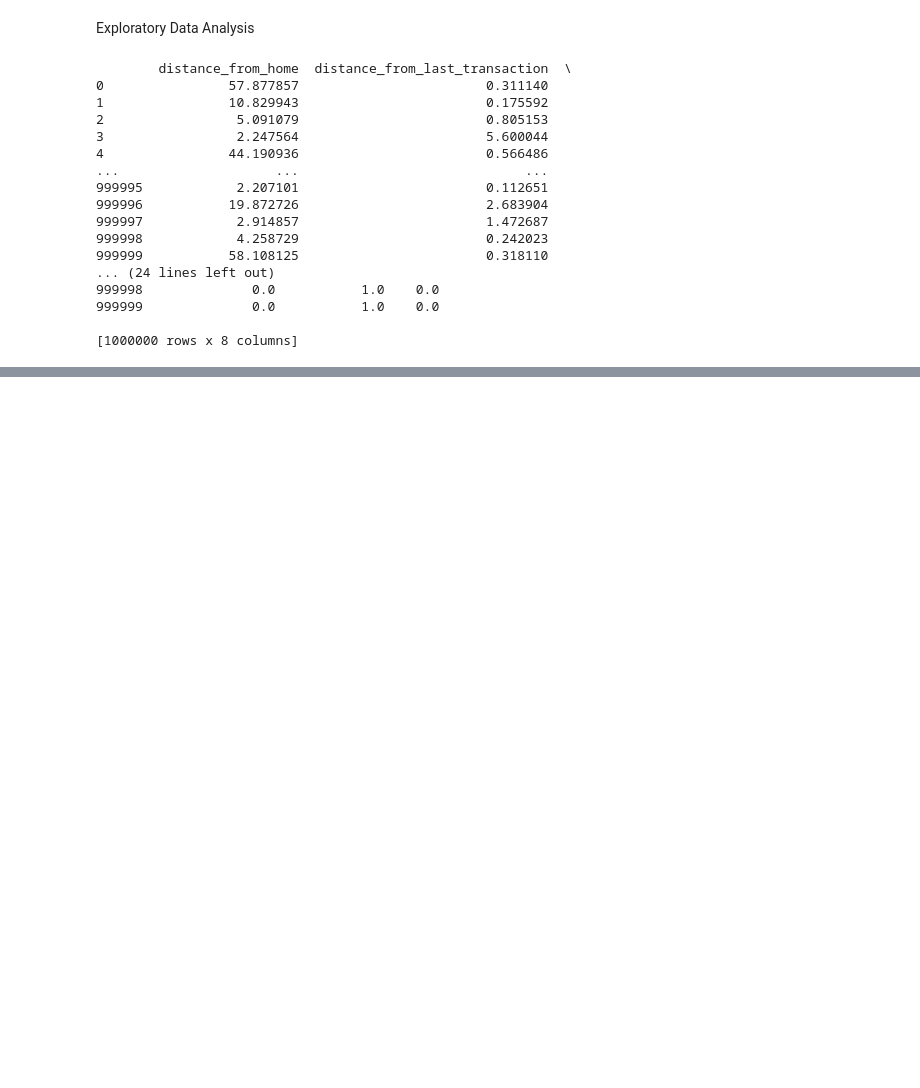
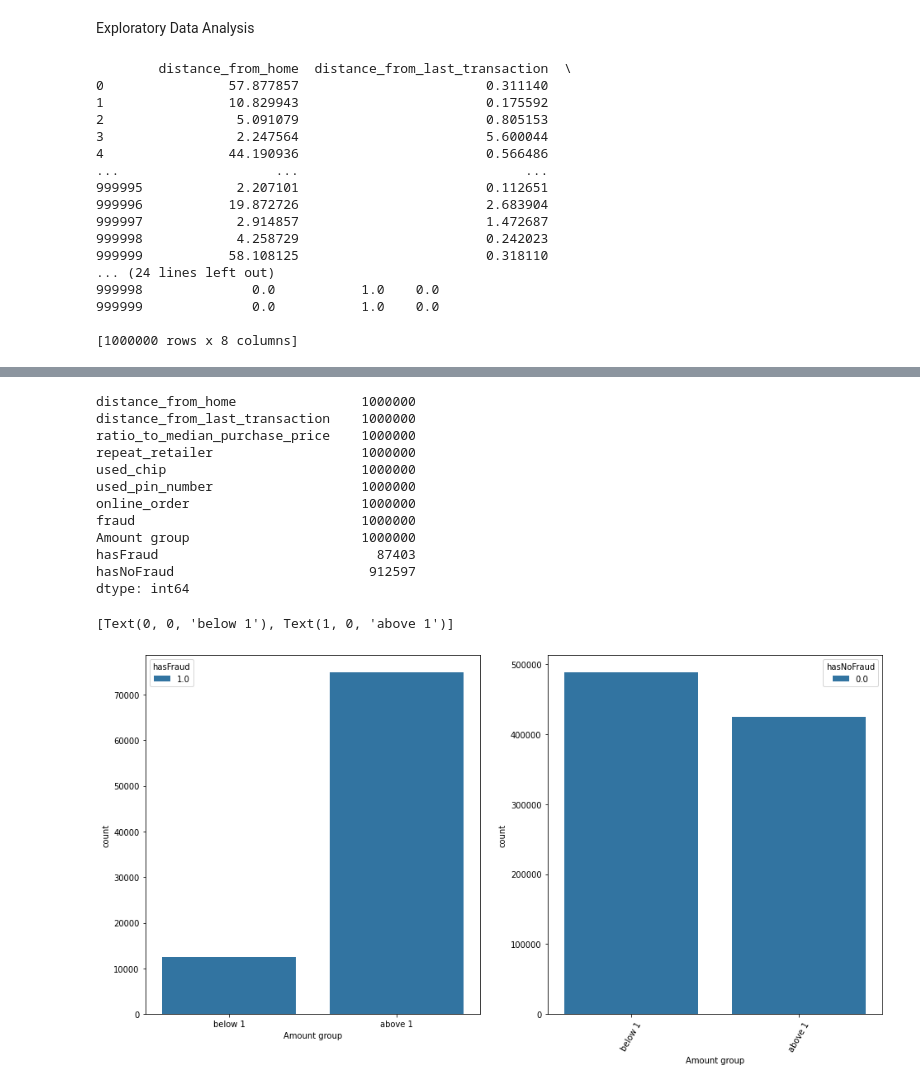
Before and after one commit to MatthiasYeoEeLiang/BT4012-Project, a Jupyter notebook: Group18_BT4012.ipynb, the cells around one changed output, grey strips where cells are left out. Cells and saved outputs as stored; diff of their text form; code cells hidden in the pictures; blank space fills up the shorter version.

```diff
--- a/Group18_BT4012.ipynb
+++ b/Group18_BT4012.ipynb
@@ -51,9 +53,24 @@ t = fig.suptitle('Correlation Heatmap', fontsize=14, fontweight='bold')
 # %%
-df['Amount group'] = pd.cut(df.ratio_to_median_purchase_price, bins=[0,1, 100], labels=['below 1', 'above 1'])
+df['Amount group'] = pd.cut(df.ratio_to_median_purchase_price, bins=[0,1, 300], labels=['below 1', 'above 1'])
 df['hasFraud'] = df.query('fraud == 1').fraud
 df['hasNoFraud'] = df.query('fraud == 0').fraud
 print(df.count('hasFraud' == 1 and 'Amount group' == 'below 1'))
 f, axes = plt.subplots(1, 2, figsize=(16, 8), sharex=False)
 sns.countplot(x="Amount group", hue="hasFraud", data=df, ax=axes[0])
 ax = sns.countplot(x="Amount group", hue="hasNoFraud", data=df, ax=axes[1])
 ax.set_xticklabels(ax.get_xticklabels(), rotation=60)
+# %% [output]
+distance_from_home                1000000
+distance_from_last_transaction    1000000
+ratio_to_median_purchase_price    1000000
+repeat_retailer                   1000000
+used_chip                         1000000
+used_pin_number                   1000000
+online_order                      1000000
+fraud                             1000000
+Amount group                      1000000
+hasFraud                            87403
+hasNoFraud                         912597
+dtype: int64
+[Text(0, 0, 'below 1'), Text(1, 0, 'above 1')]
+[figure, added]
```
Also changed, not shown: parts of 1 cell of this notebook.
